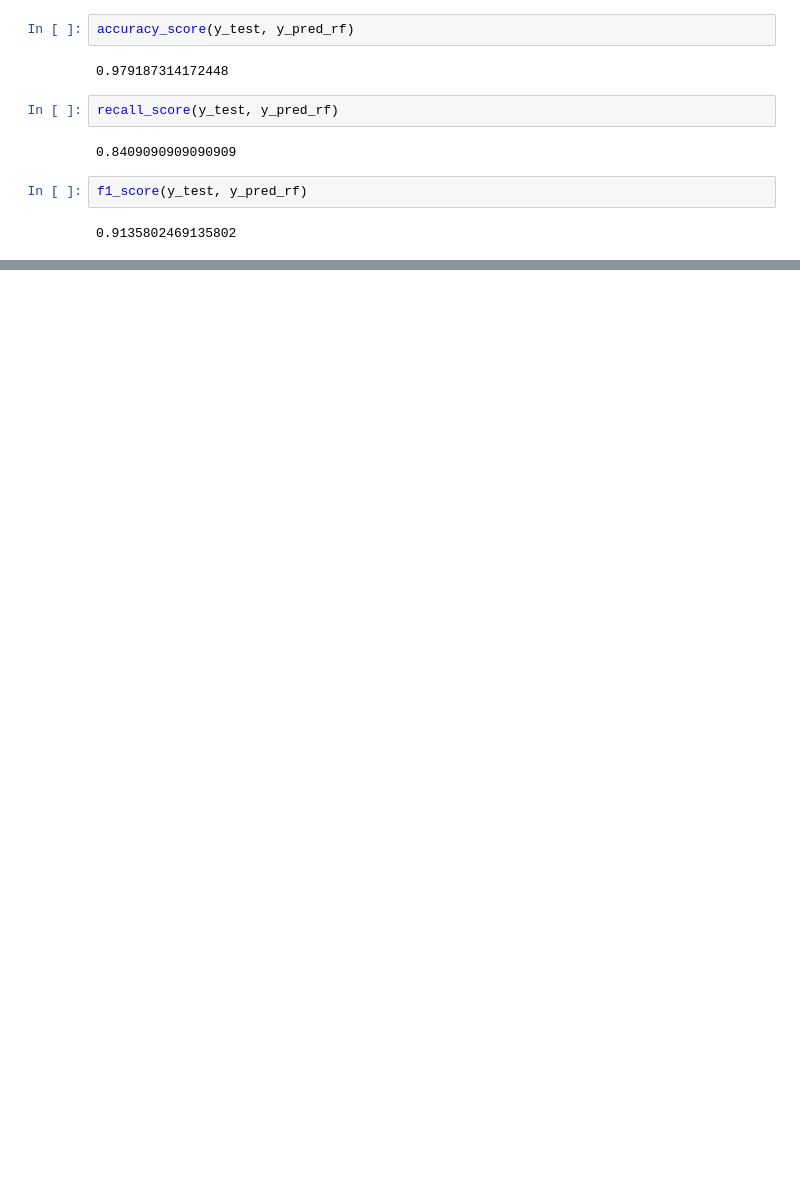
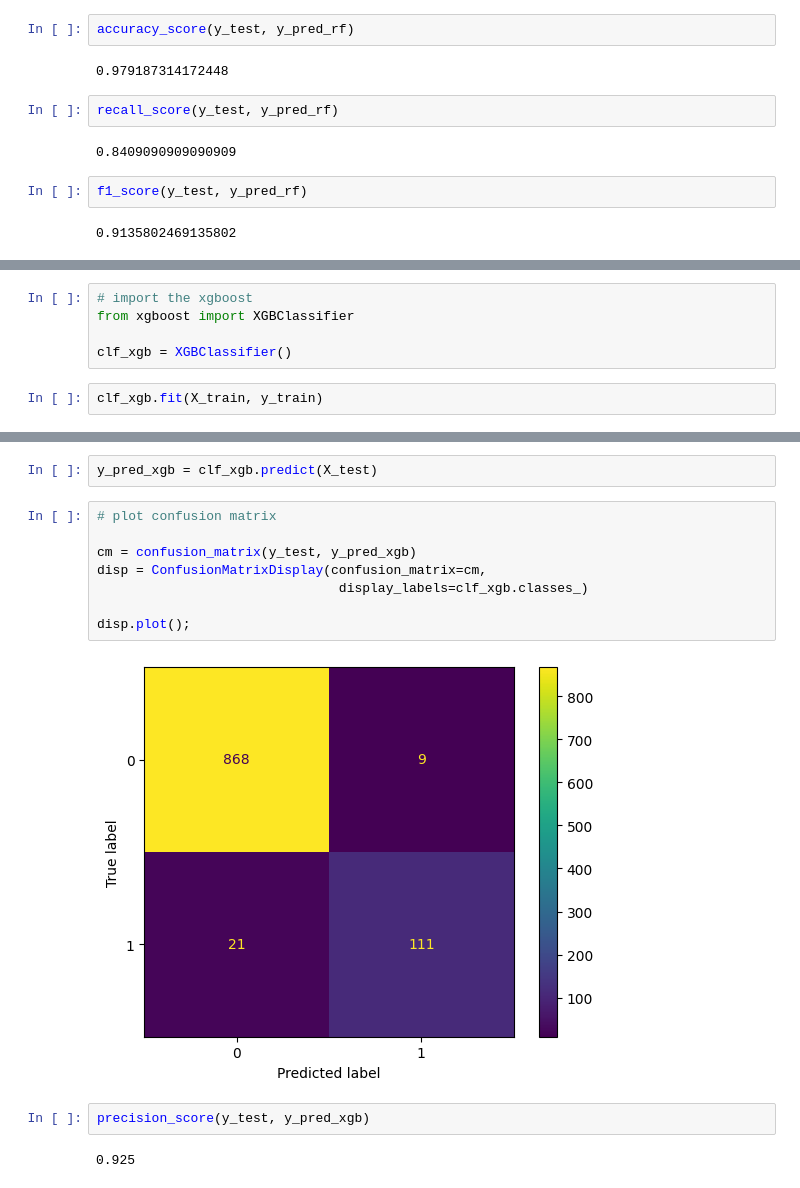
Before and after one commit to shaq31415926/intro-to-ml, a Jupyter notebook: 07Lecture/notebooks/01-sh-spam-detection-model.ipynb, the cells around one changed output, grey strips where cells are left out. Cells and saved outputs as stored; diff of their text form; blank space fills up the shorter version.

```diff
--- a/07Lecture/notebooks/01-sh-spam-detection-model.ipynb
+++ b/07Lecture/notebooks/01-sh-spam-detection-model.ipynb
@@ -223,0 +228,7 @@ f1_score(y_test, y_pred_rf)
+# %%
+# import the xgboost
+from xgboost import XGBClassifier
+
+clf_xgb = XGBClassifier()
+# %%
+clf_xgb.fit(X_train, y_train)
@@ -223,0 +247,16 @@ f1_score(y_test, y_pred_rf)
+# %%
+y_pred_xgb = clf_xgb.predict(X_test)
+# %%
+# plot confusion matrix
+
+cm = confusion_matrix(y_test, y_pred_xgb)
+disp = ConfusionMatrixDisplay(confusion_matrix=cm,
+                               display_labels=clf_xgb.classes_)
+
+disp.plot();
+# %% [output]
+[figure, added]
+# %%
+precision_score(y_test, y_pred_xgb)
+# %% [output]
+0.925
```
Also changed, not shown: parts of 4 cells of this notebook.
